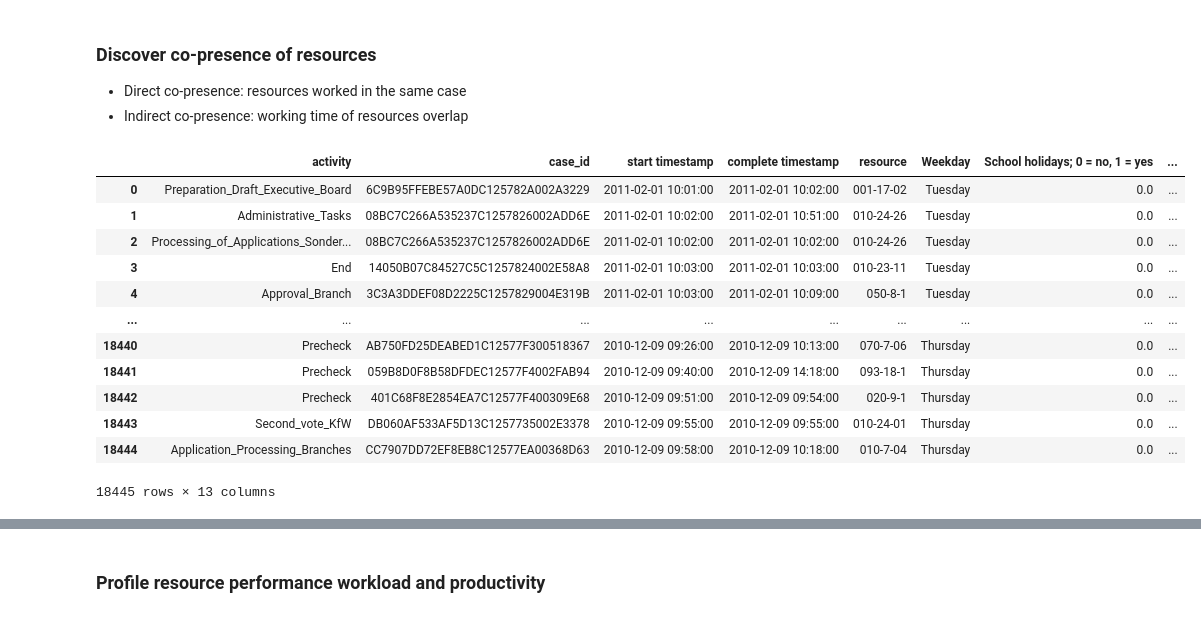
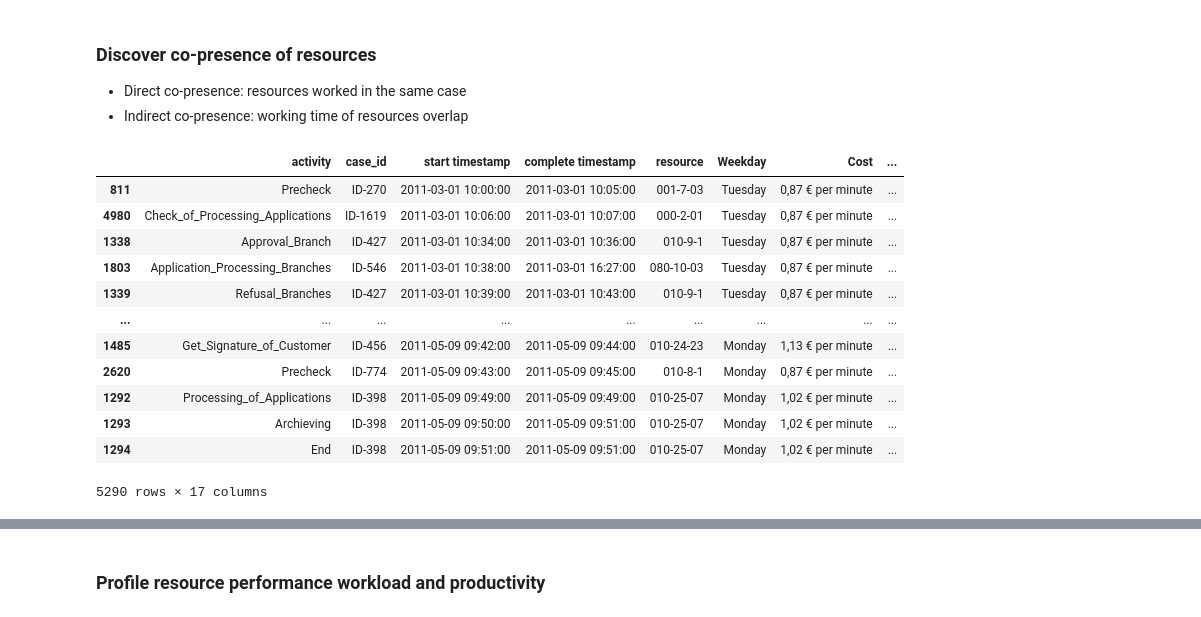
Before and after one commit to roy-jingyang/weasel_detection, a Jupyter notebook: Social-related/13_Social_Borrowing.ipynb, the cells around one changed output, grey strips where cells are left out. Drawn from its saved outputs; the diff is of its cells as text; code cells hidden in the pictures.

```diff
--- a/Social-related/13_Social_Borrowing.ipynb
+++ b/Social-related/13_Social_Borrowing.ipynb
@@ -22,3 +14,11 @@ fn_logs = {
+# %%
+log_name = 'propr_test'
+
+fn_logs = {
+    'propr': '../data/preproc/proprietary.csv',
+    'propr_ref': '../data/preproc/propr_train-70.csv',
+    'propr_test': '../data/preproc/propr_test-30.csv'
+}
 # %%
 log = pd.read_csv(fn_logs[log_name])
 log
@@ -38,0 +39,9 @@ log
+# %%
+# proprietary
+log['department'] = log['resource'].apply(
+    lambda x: x.split('-')[0]
+)
+log['department_role'] = log['resource'].apply(
+    lambda x: x.split('-')[0] + '-' + x.split('-')[1]
+)
+log
@@ -63,7 +86,7 @@ for res, events in log.groupby('resource'):
 - Indirect co-presence: working time of resources overlap
 # %%
 # Calculate direct co-presence
-if False:
+if True:
     direct_coapp = []
     for case, events in log.groupby('case_id'):
         case_team = set(events['resource'].unique())
@@ -79,7 +102,7 @@ if False:
     log = pd.merge(log, direct_coapp, left_index=True, right_index=True)
 # %%
 # Calculate indirect co-presence:
-if False:
+if True:
     all_resources = set(log['resource'].unique())
     indirect_coapp = []
     for res, events in log.groupby('resource'):
@@ -101,19 +124,19 @@ if False:
     log = pd.merge(log, indirect_coapp, left_index=True, right_index=True)
 # %%
 # log.to_csv(fn_logs[log_name] + '.coapp.csv', index=False)
-log = pd.read_csv(fn_logs[log_name] + '.coapp.csv')
+# log = pd.read_csv(fn_logs[log_name] + '.coapp.csv')
 log
 # %% [output]
-|  | activity | case_id | start timestamp | complete timestamp | resource | Weekday | School holidays; 0 = no, 1 = yes | ... |
-| 0 | Preparation_Draft_Executive_Board | 6C9B95FFEBE57A0DC125782A002A3229 | 2011-02-01 10:01:00 | 2011-02-01 10:02:00 | 001-17-02 | Tuesday | 0.0 | ... |
-| 1 | Administrative_Tasks | 08BC7C266A535237C1257826002ADD6E | 2011-02-01 10:02:00 | 2011-02-01 10:51:00 | 010-24-26 | Tuesday | 0.0 | ... |
-| 2 | Processing_of_Applications_Sonder... | 08BC7C266A535237C1257826002ADD6E | 2011-02-01 10:02:00 | 2011-02-01 10:02:00 | 010-24-26 | Tuesday | 0.0 | ... |
-| 3 | End | 14050B07C84527C5C1257824002E58A8 | 2011-02-01 10:03:00 | 2011-02-01 10:03:00 | 010-23-11 | Tuesday | 0.0 | ... |
-| 4 | Approval_Branch | 3C3A3DDEF08D2225C1257829004E319B | 2011-02-01 10:03:00 | 2011-02-01 10:09:00 | 050-8-1 | Tuesday | 0.0 | ... |
+|  | activity | case_id | start timestamp | complete timestamp | resource | Weekday | Cost | ... |
+| 811 | Precheck | ID-270 | 2011-03-01 10:00:00 | 2011-03-01 10:05:00 | 001-7-03 | Tuesday | 0,87 € per minute | ... |
+| 4980 | Check_of_Processing_Applications | ID-1619 | 2011-03-01 10:06:00 | 2011-03-01 10:07:00 | 000-2-01 | Tuesday | 0,87 € per minute | ... |
+| 1338 | Approval_Branch | ID-427 | 2011-03-01 10:34:00 | 2011-03-01 10:36:00 | 010-9-1 | Tuesday | 0,87 € per minute | ... |
+| 1803 | Application_Processing_Branches | ID-546 | 2011-03-01 10:38:00 | 2011-03-01 16:27:00 | 080-10-03 | Tuesday | 0,87 € per minute | ... |
+| 1339 | Refusal_Branches | ID-427 | 2011-03-01 10:39:00 | 2011-03-01 10:43:00 | 010-9-1 | Tuesday | 0,87 € per minute | ... |
 | ... | ... | ... | ... | ... | ... | ... | ... | ... |
-| 18440 | Precheck | AB750FD25DEABED1C12577F300518367 | 2010-12-09 09:26:00 | 2010-12-09 10:13:00 | 070-7-06 | Thursday | 0.0 | ... |
-| 18441 | Precheck | 059B8D0F8B58DFDEC12577F4002FAB94 | 2010-12-09 09:40:00 | 2010-12-09 14:18:00 | 093-18-1 | Thursday | 0.0 | ... |
-| 18442 | Precheck | 401C68F8E2854EA7C12577F400309E68 | 2010-12-09 09:51:00 | 2010-12-09 09:54:00 | 020-9-1 | Thursday | 0.0 | ... |
-| 18443 | Second_vote_KfW | DB060AF533AF5D13C1257735002E3378 | 2010-12-09 09:55:00 | 2010-12-09 09:55:00 | 010-24-01 | Thursday | 0.0 | ... |
-| 18444 | Application_Processing_Branches | CC7907DD72EF8EB8C12577EA00368D63 | 2010-12-09 09:58:00 | 2010-12-09 10:18:00 | 010-7-04 | Thursday | 0.0 | ... |
+| 1485 | Get_Signature_of_Customer | ID-456 | 2011-05-09 09:42:00 | 2011-05-09 09:44:00 | 010-24-23 | Monday | 1,13 € per minute | ... |
+| 2620 | Precheck | ID-774 | 2011-05-09 09:43:00 | 2011-05-09 09:45:00 | 010-8-1 | Monday | 0,87 € per minute | ... |
+| 1292 | Processing_of_Applications | ID-398 | 2011-05-09 09:49:00 | 2011-05-09 09:49:00 | 010-25-07 | Monday | 1,02 € per minute | ... |
+| 1293 | Archieving | ID-398 | 2011-05-09 09:50:00 | 2011-05-09 09:51:00 | 010-25-07 | Monday | 1,02 € per minute | ... |
+| 1294 | End | ID-398 | 2011-05-09 09:51:00 | 2011-05-09 09:51:00 | 010-25-07 | Monday | 1,02 € per minute | ... |
-18445 rows × 13 columns
+5290 rows × 17 columns
```
Also changed, not shown: parts of 18 cells of this notebook, 18 other files.
